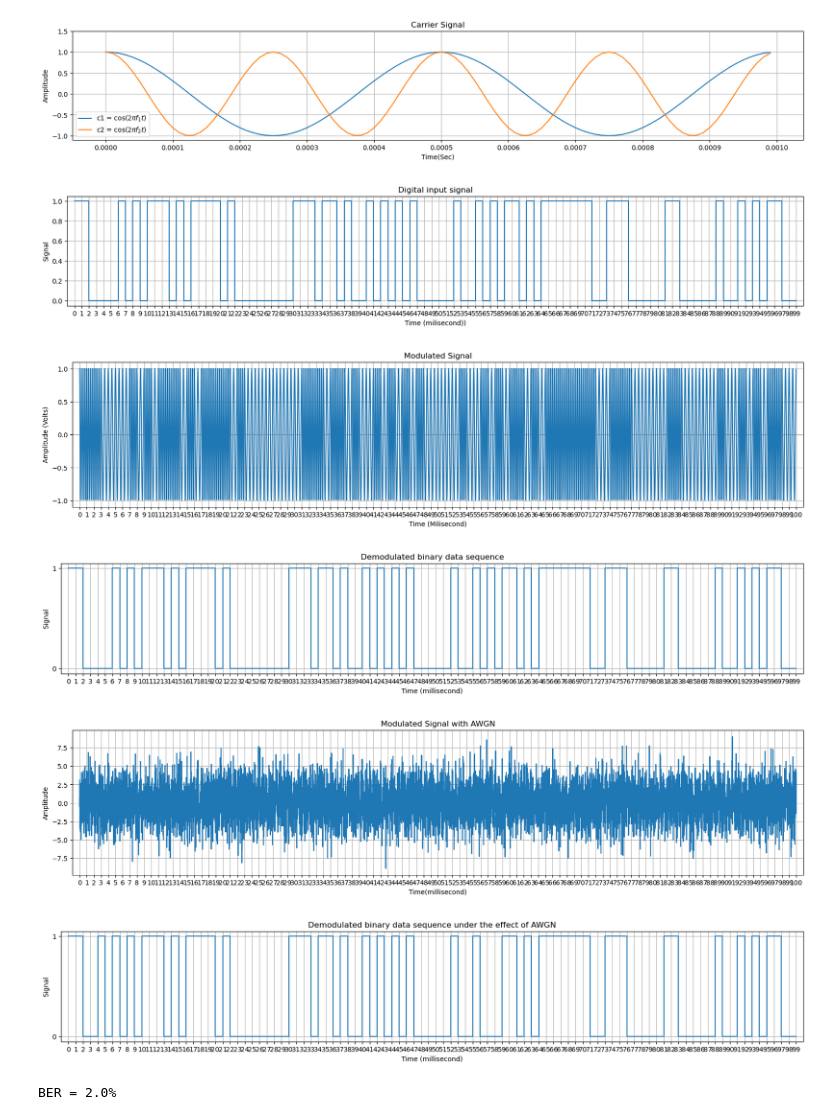
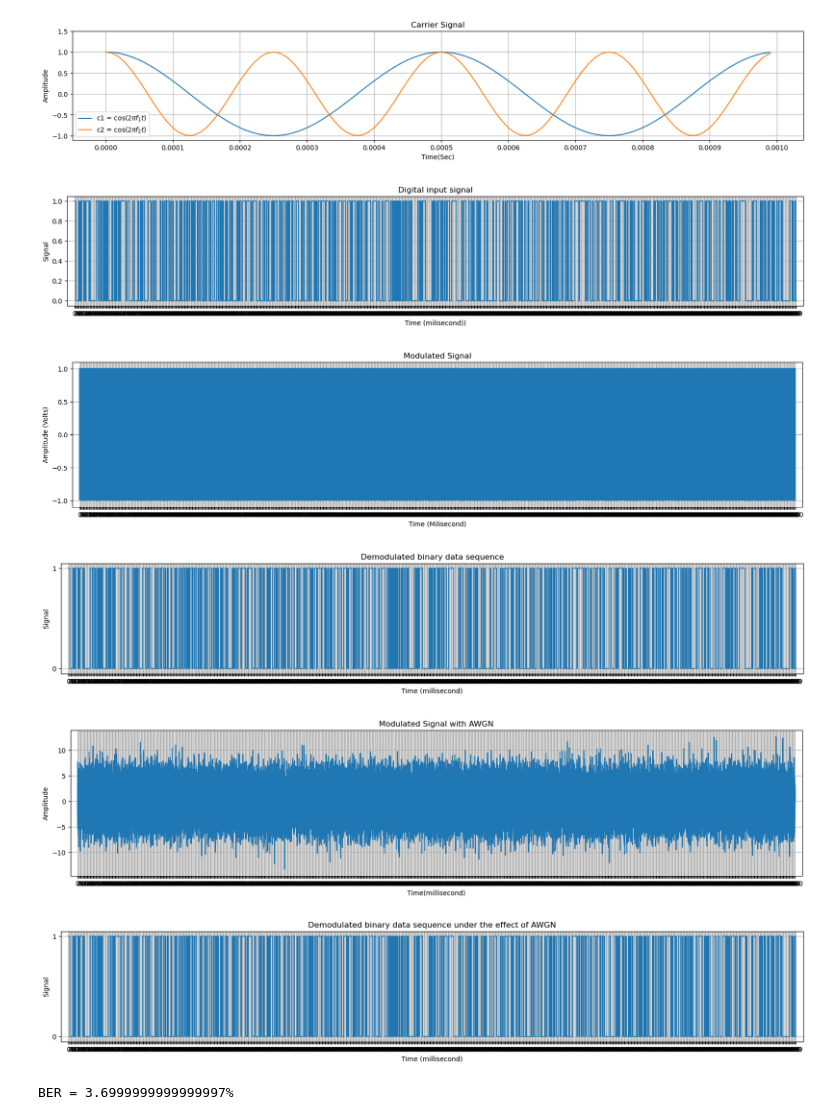
Before and after one commit to lightningdhna/KTTT, a Jupyter notebook: FSK.ipynb, the cells around one changed output. Drawn from its saved outputs; the diff is of its cells as text; code cells hidden in the pictures.

```diff
--- a/FSK.ipynb
+++ b/FSK.ipynb
@@ -4,7 +4,7 @@ import matplotlib.pyplot as plt
 from scipy.special import erfc
 # %%
 np.random.seed(32)
-n = 100 # number of bit
+n = 1000 # number of bit
 nb = 100 #number of samples per bit
 
 Tb = 0.001 #bit period
@@ -53,7 +53,7 @@ plt.grid(True)
 plt.margins(x=0.01, y=0.05)
 plt.show()
 # %% [output]
-[figure, old version]
+[figure, new version]
 # %%
 # perform FSK modulation
 mod = np.where(digit==0, c1, c2)
@@ -70,7 +70,7 @@ plt.title('Modulated Signal')
 plt.margins(x=0.01, y=0.05)
 plt.show()
 # %% [output]
-[figure, old version]
+[figure, new version]
 # %%
 # demodulate the signal function
 def demodulate(mod):
@@ -101,26 +101,26 @@ plt.step(1000*np.arange(0,Tb*n,Tb), demod)
 plt.margins(x=0.01, y=0.05)
 plt.grid(True)
 # %% [output]
-[figure, old version]
+[figure, new version]
 # %%
-N0 = 10
+N0 = 16
 std = np.sqrt(N0/2)
 
 #FSK Modulation with AWGN
 awgn_mod = mod + np.random.normal(0, std, len(mod))
 
 # plot the modulated signal with AWGN
 plt.figure(figsize=(20,4))
 plt.plot(1000*t,awgn_mod)
 plt.xlabel('Time(millisecond)')
 plt.ylabel('Amplitude')
 plt.xticks(1000*np.arange(0,Tb*n+Tb,Tb))
 plt.grid(True)
 plt.title('Modulated Signal with AWGN')
 plt.margins(x=0.01, y=0.05)
 plt.show()
 # %% [output]
-[figure, old version]
+[figure, new version]
 # %%
 # demodulate the signal with AWGN
 awgn_demod = demodulate(awgn_mod)
@@ -137,11 +137,11 @@ plt.grid(True)
 plt.margins(x=0.01, y=0.05)
 plt.show()
 # %% [output]
-[figure, old version]
+[figure, new version]
 # %%
 #Numerically compute the error probability
 Pb = np.count_nonzero(awgn_demod - x)/len(x)
 print(f"BER = {Pb * 100}%")
 # %% [output]
-BER = 2.0%
+BER = 3.6999999999999997%
 # %%
```
Also changed, not shown: parts of 2 cells of this notebook, 2 other files.
